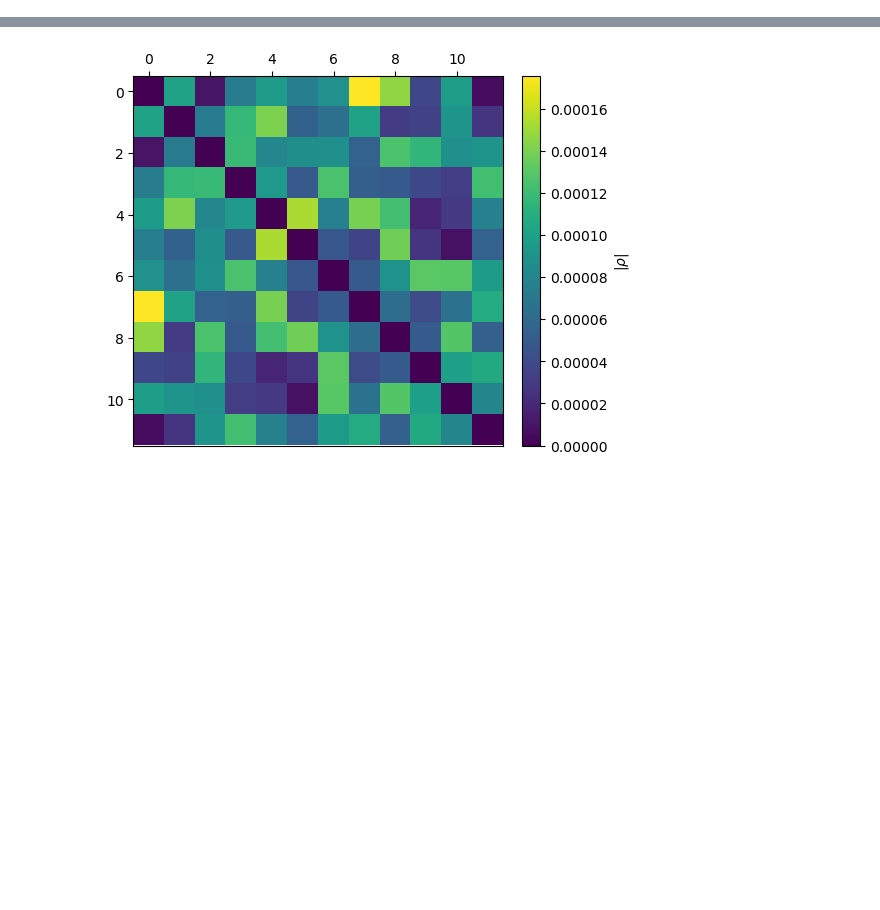
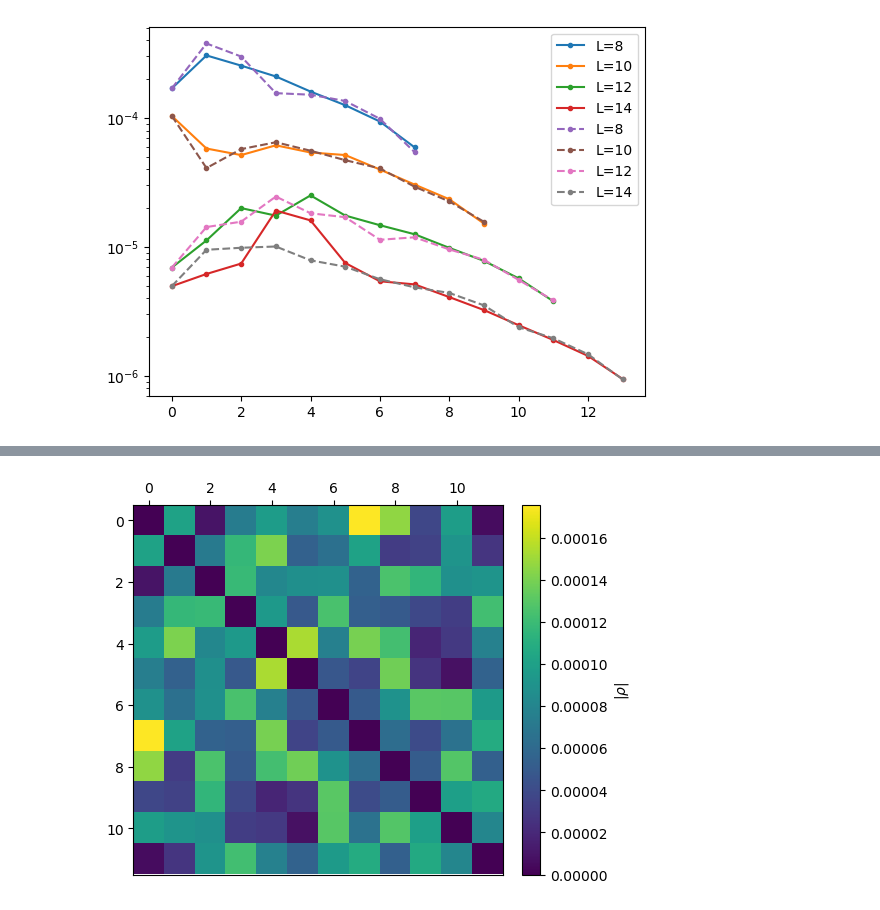
Before and after one commit to hainingpan/control_transition, a Jupyter notebook: coherence.ipynb, the cells around one changed output, grey strips where cells are left out. Cells and saved outputs as stored; diff of their text form; code cells hidden in the pictures; blank space fills up the shorter version.

```diff
--- a/coherence.ipynb
+++ b/coherence.ipynb
@@ -63,0 +165,10 @@ rho_av=get_rho_av(f_0,8,0)
+# %%
+for L in [8,10,12,14]:
+    plt.plot([red_dm_per[L][i,i+1] for i in range(L)],'.-',label=f'L={L}')
+for L in [8,10,12,14]:
+    plt.plot(red_dm_per[L][0,1:],'.-',label=f'L={L}',ls='dashed')
+plt.legend()
+plt.yscale('log')
+# plt.xscale('log')
+# %% [output]
+[figure, added]
```
Also changed, not shown: parts of 59 cells of this notebook.
